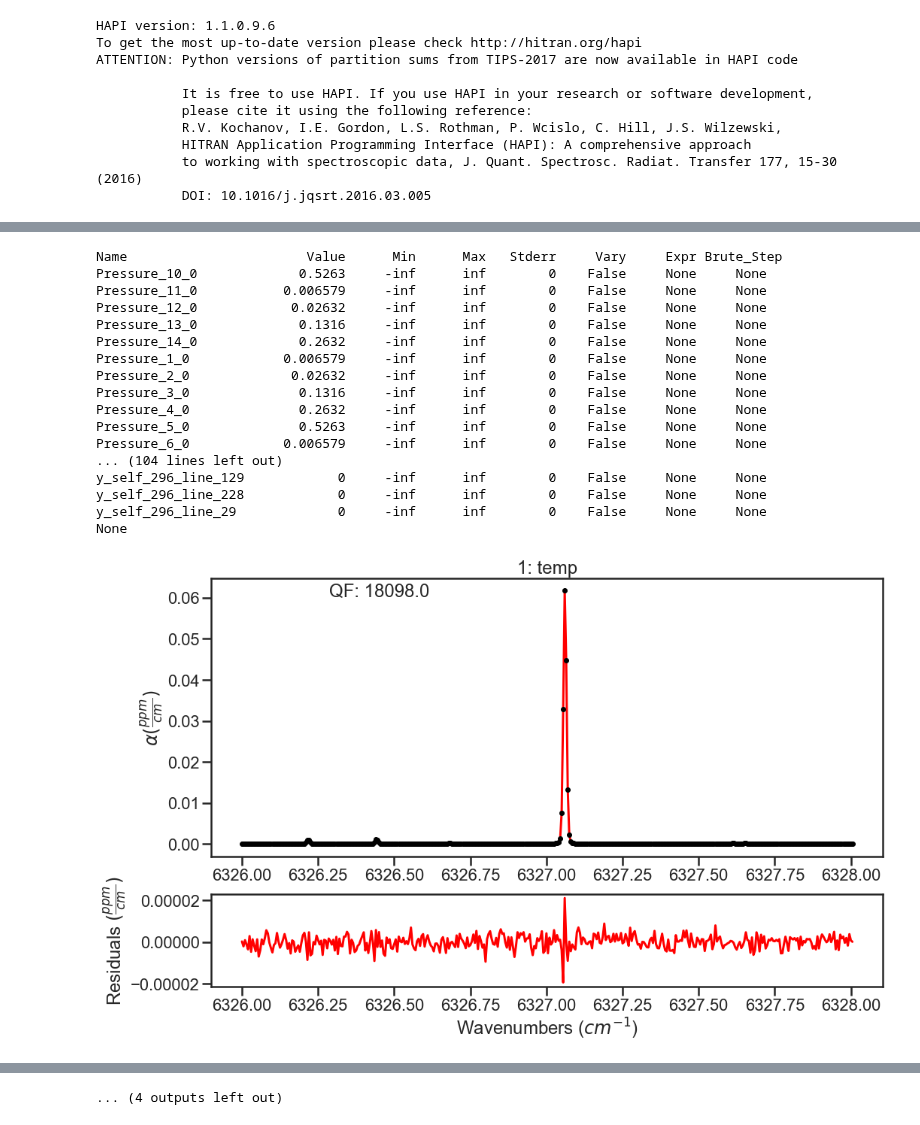
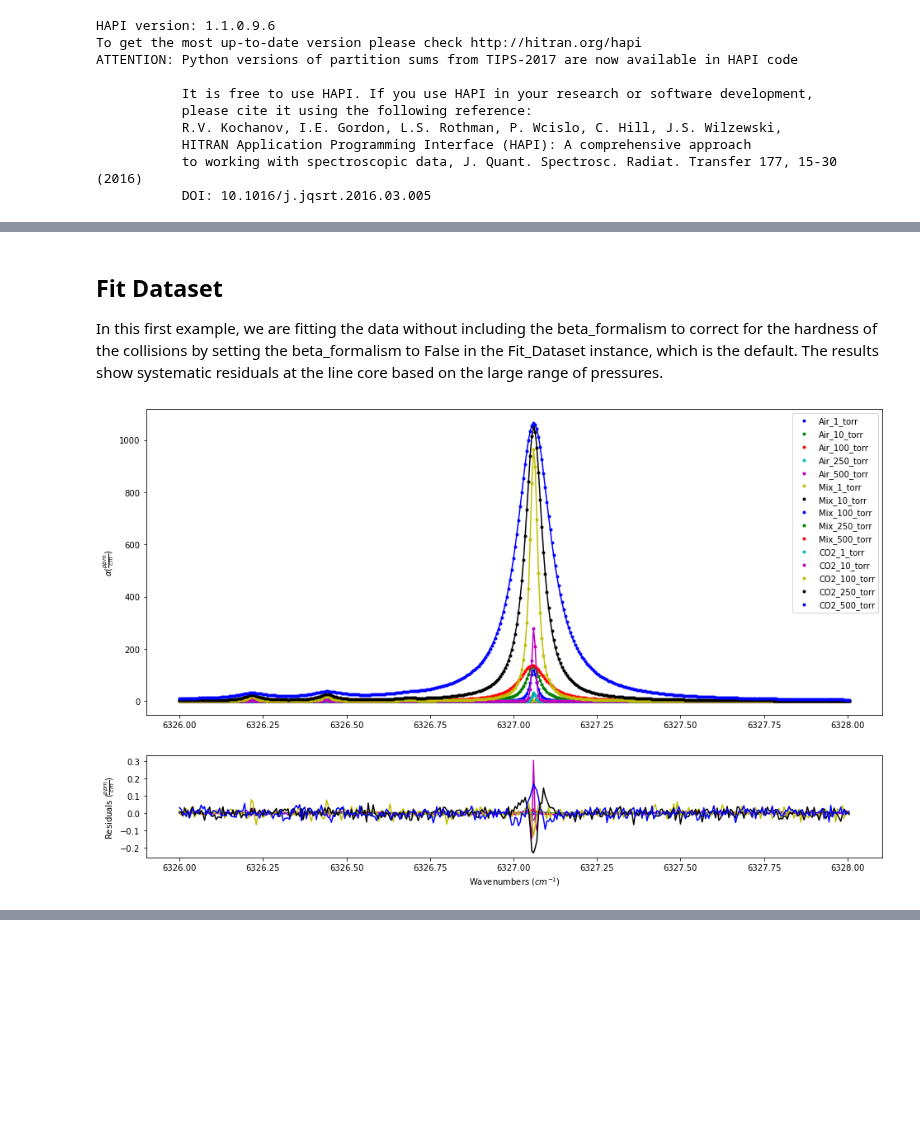
Before and after one commit to usnistgov/MATS, a Jupyter notebook: MATS/Examples/CO2 - Beta Parameterization/Fitting_Protocol_Beta_Correction.ipynb, the cells around one changed output, grey strips where cells are left out. Saved outputs shown, nothing was run; the diff lists cells and outputs as text; code cells hidden in the pictures; blank space fills up the shorter version.

Commit message:
Addition of documentation and testing of the example scripts for MATS version 2

```diff
--- a/MATS/Examples/CO2 - Beta Parameterization/Fitting_Protocol_Beta_Correction.ipynb
+++ b/MATS/Examples/CO2 - Beta Parameterization/Fitting_Protocol_Beta_Correction.ipynb
@@ -162,7 +177,7 @@ Double check that you did not include the equivalent of the self term explicitly
 
 #Add all spectrum to a Dataset object
 os.chdir(path)
-SPECTRA = Dataset([spec_1, spec_2, spec_3, spec_4, spec_5, spec_6, spec_7, spec_8, spec_9, spec_10, spec_11, spec_12, spec_13, spec_14], 'CO2 Study',PARAM_LINELIST ,baseline_order = order_baseline_fit) #, spec_5, spec_6, spec_7, spec_8, spec_9, spec_10, spec_11, spec_12
+SPECTRA = Dataset([spec_1, spec_2, spec_3, spec_4, spec_5, spec_6, spec_7, spec_8, spec_9, spec_10, spec_11, spec_12, spec_13, spec_14, spec_15], 'CO2 Study',PARAM_LINELIST )
 
 #Generate Baseline Parameter list based on number of etalons in spectra definitions and baseline order
 BASE_LINELIST = SPECTRA.generate_baseline_paramlist()
@@ -209,33 +227,18 @@ FITPARAMS.generate_fit_baseline_linelist(vary_baseline = True, vary_molefraction
+# %% [markdown]
+## Fit Dataset
+
+In this first example, we are fitting the data without including the beta_formalism to correct for the hardness of the collisions by setting the beta_formalism to False in the Fit_Dataset instance, which is the default.  The results show systematic residuals at the line core based on the large range of pressures.
 # %%
-# Do an initial fit without using the beta formalism.  Note that over this pressure range there is a nuVC value what was able to generate a reasonable solution across all pressures.  However there tend to be systematic residuals at low pressures.
-
 os.chdir(path)
 fit_data = Fit_DataSet(SPECTRA,'Baseline_LineList', 'Parameter_LineList', minimum_parameter_fit_intensity = 1e-24,
                       beta_formalism = False)
 params = fit_data.generate_params()
 result = fit_data.fit_data(params, wing_cutoff = 25,wing_method = 'wing_wavenumbers')
-print (result.params.pretty_print())
+#print (result.params.pretty_print())
 
-fit_data.residual_analysis(result, indv_resid_plot=True)
+fit_data.residual_analysis(result, indv_resid_plot=False)
 fit_data.update_params(result, param_linelist_update_file = 'Results without Beta')
 SPECTRA.generate_summary_file(save_file = True)
 SPECTRA.plot_model_residuals()
 # %% [output]
-Name                       Value      Min      Max   Stderr     Vary     Expr Brute_Step
-Pressure_10_0             0.5263     -inf      inf        0    False     None     None
-Pressure_11_0           0.006579     -inf      inf        0    False     None     None
-Pressure_12_0            0.02632     -inf      inf        0    False     None     None
-Pressure_13_0             0.1316     -inf      inf        0    False     None     None
-Pressure_14_0             0.2632     -inf      inf        0    False     None     None
-Pressure_1_0            0.006579     -inf      inf        0    False     None     None
-Pressure_2_0             0.02632     -inf      inf        0    False     None     None
-Pressure_3_0              0.1316     -inf      inf        0    False     None     None
-Pressure_4_0              0.2632     -inf      inf        0    False     None     None
-Pressure_5_0              0.5263     -inf      inf        0    False     None     None
-Pressure_6_0            0.006579     -inf      inf        0    False     None     None
-... (104 lines left out)
-y_self_296_line_129            0     -inf      inf        0    False     None     None
-y_self_296_line_228            0     -inf      inf        0    False     None     None
-y_self_296_line_29             0     -inf      inf        0    False     None     None
-None
-[figure, old version]
+[figure, new version]
@@ -252 +244,0 @@ None
-... (4 outputs left out)
```
Also changed, not shown: parts of 10 cells of this notebook, 41 other files.
